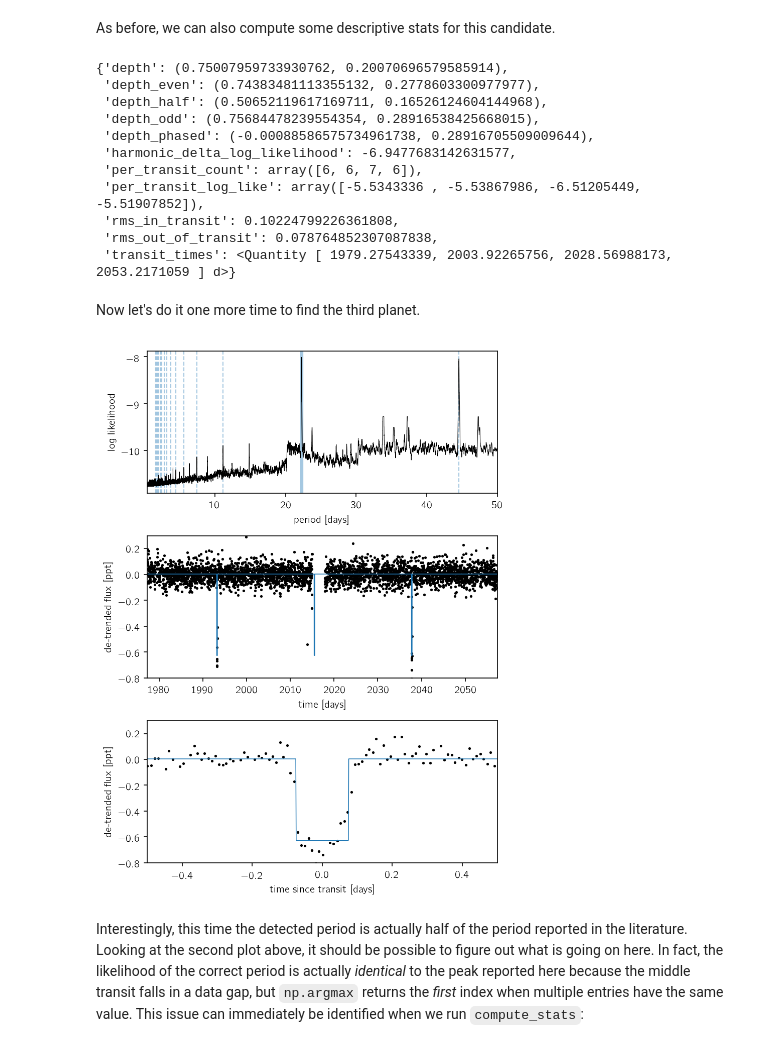
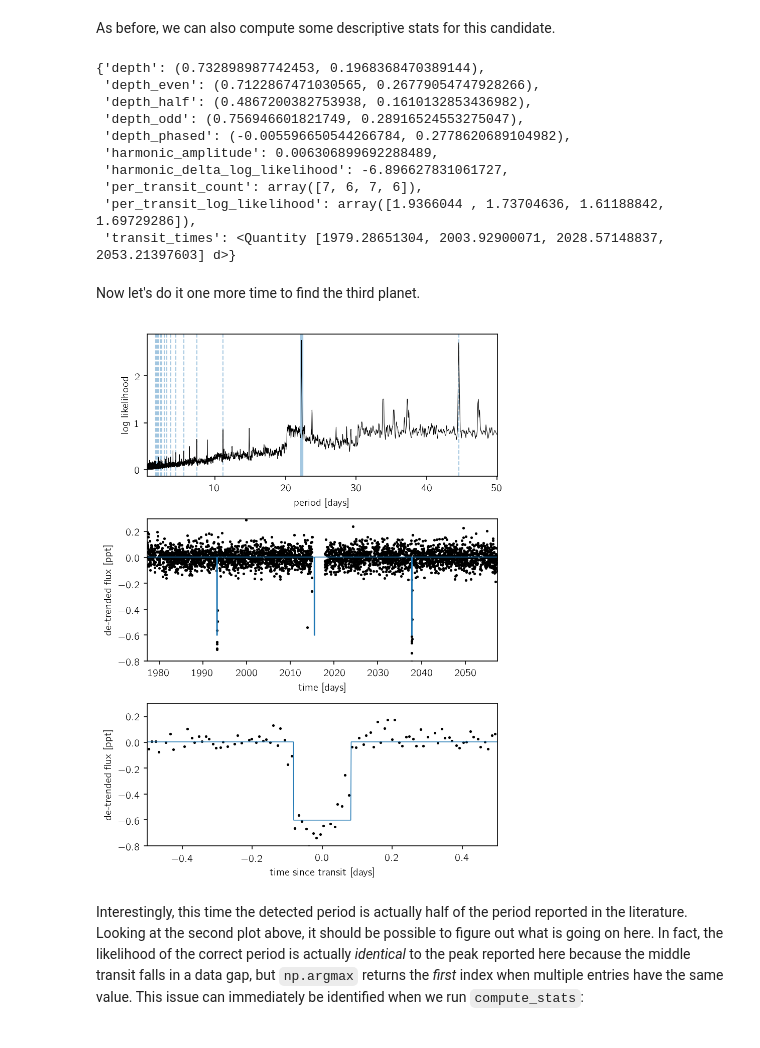
Before and after one commit to dfm/bls.py, a Jupyter notebook: tutorial.ipynb, the cells around one changed output. Drawn from its saved outputs; the diff is of its cells as text; code cells hidden in the pictures.

```diff
--- a/tutorial.ipynb
+++ b/tutorial.ipynb
@@ -75,9 +75,9 @@ The interface was designed to follow the conventions of `astropy.stats.LombScarg
 
 First, the user must select a set of durations to test (in the same units as the time variable above) and then a search can be run using the following commands (see the docstrings for all the options):
 # %%
-from transit_periodogram import TransitPeriodogram
+from bls import BLS
 durations = np.linspace(0.05, 0.2, 10) * u.day
-model = TransitPeriodogram(t, y_filt)
-results = model.autopower(durations)
+model = BLS(t, y_filt)
+results = model.autopower(durations, frequency_factor=5.0)
 print(results)
 # %% [output]
@@ -215,8 +214,8 @@ We can do that using the `TransitPeriodogram.transit_mask` method
 in_transit = model.transit_mask(t, period, 2*duration, t0)
 
 # Re-run the algorithm, and plot the results
-model2 = TransitPeriodogram(t[~in_transit], y_filt[~in_transit])
-results2 = model2.autopower(durations)
+model2 = BLS(t[~in_transit], y_filt[~in_transit])
+results2 = model2.autopower(durations, frequency_factor=5.0)
 
 # Extract the parameters of the best-fit model
 index = np.argmax(results2.power)
@@ -269,25 +268,24 @@ As before, we can also compute some descriptive stats for this candidate.
 # %%
 model2.compute_stats(period2, duration2, t02)
 # %% [output]
-{'depth': (0.75007959733930762, 0.20070696579585914),
- 'depth_even': (0.74383481113355132, 0.2778603300977977),
- 'depth_half': (0.50652119617169711, 0.16526124604144968),
- 'depth_odd': (0.75684478239554354, 0.28916538425668015),
- 'depth_phased': (-0.00088586575734961738, 0.28916705509009644),
- 'harmonic_delta_log_likelihood': -6.9477683142631577,
- 'per_transit_count': array([6, 6, 7, 6]),
- 'per_transit_log_like': array([-5.5343336 , -5.53867986, -6.51205449, -5.51907852]),
- 'rms_in_transit': 0.10224799226361808,
- 'rms_out_of_transit': 0.078764852307087838,
- 'transit_times': <Quantity [ 1979.27543339, 2003.92265756, 2028.56988173, 2053.2171059 ] d>}
+{'depth': (0.732898987742453, 0.1968368470389144),
+ 'depth_even': (0.7122867471030565, 0.26779054747928266),
+ 'depth_half': (0.4867200382753938, 0.1610132853436982),
+ 'depth_odd': (0.756946601821749, 0.28916524553275047),
+ 'depth_phased': (-0.005596650544266784, 0.2778620689104982),
+ 'harmonic_amplitude': 0.006306899692288489,
+ 'harmonic_delta_log_likelihood': -6.896627831061727,
+ 'per_transit_count': array([7, 6, 7, 6]),
+ 'per_transit_log_likelihood': array([1.9366044 , 1.73704636, 1.61188842, 1.69729286]),
+ 'transit_times': <Quantity [1979.28651304, 2003.92900071, 2028.57148837, 2053.21397603] d>}
 # %% [markdown]
 Now let's do it one more time to find the third planet.
 # %%
 in_transit2 = in_transit | model2.transit_mask(t, period2, 2*duration2, t02)
 
 # Re-run the algorithm, and plot the results
-model3 = TransitPeriodogram(t[~in_transit2], y_filt[~in_transit2])
-results3 = model3.autopower(durations, maximum_period=50)
+model3 = BLS(t[~in_transit2], y_filt[~in_transit2])
+results3 = model3.autopower(durations, maximum_period=50, frequency_factor=5.0)
 
 # Extract the parameters of the best-fit model
 index = np.argmax(results3.power)
@@ -307,34 +305,34 @@ for n in range(2, 15):
 
 # Plot the periodogram
 ax.plot(results3.period, results3.power, "k", lw=0.5)
 
 ax.set_xlim(results3.period.min().value, results3.period.max().value)
 ax.set_xlabel("period [days]")
 ax.set_ylabel("log likelihood")
 
 ax = axes[1]
 ax.plot(t[~in_transit2], y_filt[~in_transit2], ".k", ms=3)
 x = np.linspace(t.min(), t.max(), 3*len(t))
 f = model3.model(x, period3, duration3, t03)
 ax.plot(x, f, lw=0.75)
 ax.set_xlim(t.min().value, t.max().value)
 ax.set_ylim(-0.8, 0.3)
 ax.set_xlabel("time [days]")
 ax.set_ylabel("de-trended flux [ppt]")
 
 ax = axes[2]
 x = (t[~in_transit2] - t03 + 0.5*period3) % period3 - 0.5*period3
 m = np.abs(x) < 0.5 * u.day
 ax.plot(x[m], y_filt[~in_transit2][m], ".k", ms=3)
 x = np.linspace(-0.5, 0.5, 1000) * u.day
 f = model3.model(x + t03, period3, duration3, t03)
 ax.plot(x, f, lw=0.75)
 ax.set_xlim(-0.5, 0.5)
 ax.set_ylim(-0.8, 0.3)
 ax.set_xlabel("time since transit [days]")
 ax.set_ylabel("de-trended flux [ppt]");
 # %% [output]
-[figure, old version]
+[figure, new version]
 # %% [markdown]
 Interestingly, this time the detected period is actually half of the period reported in the literature.
 Looking at the second plot above, it should be possible to figure out what is going on here.
```
Also changed, not shown: parts of 7 cells of this notebook.
